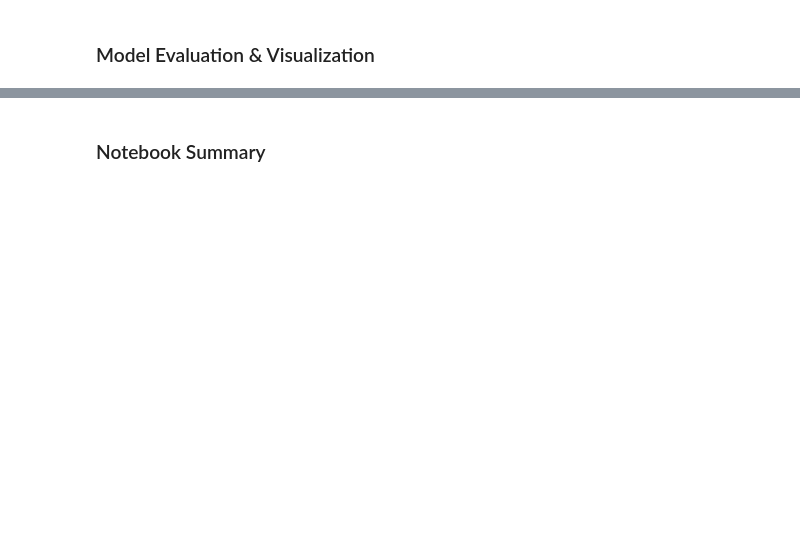
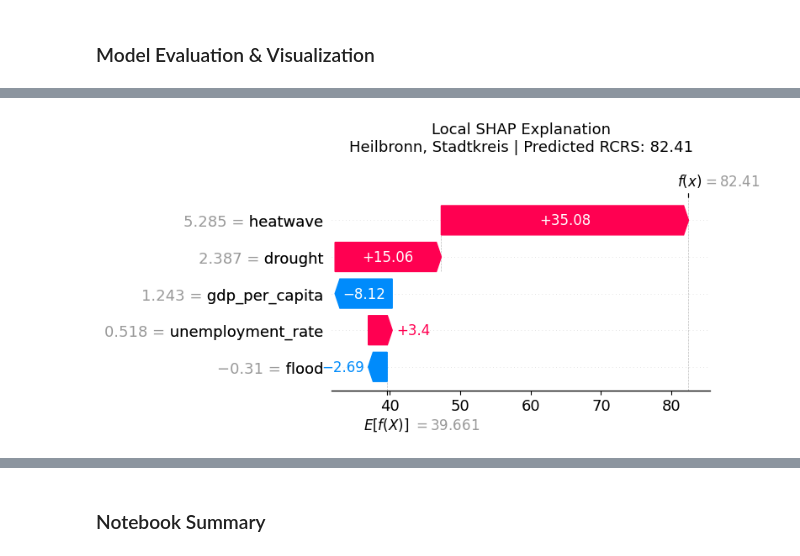
Before and after one commit to purityrima/climate-esg-risk-intelligence-germany, a Jupyter notebook: notebooks/09_feature_engineering_and_ffnn_model.ipynb, the cells around one changed output, grey strips where cells are left out. Drawn from its saved outputs; the diff is of its cells as text; code cells hidden in the pictures; blank space fills up the shorter version.

Commit message:
Complete comprehensive SHAP explainability workflow and interpretation

```diff
--- a/notebooks/09_feature_engineering_and_ffnn_model.ipynb
+++ b/notebooks/09_feature_engineering_and_ffnn_model.ipynb
@@ -1778,0 +3780,87 @@ display(rcrs_summary)
+# %%
+# ============================================================
+# Local SHAP explanation using a waterfall plot
+# ============================================================
+
+# Retrieve predictions corresponding to the explained subset
+
+explained_predictions = y_test_predicted[
+    explanation_indices
+]
+
+
+# Select the highest predicted RCRS within the explained sample
+
+local_position = int(
+    np.argmax(explained_predictions)
+)
+
+original_test_index = int(
+    explanation_indices[local_position].item()
+)
+
+
+# Create a SHAP Explanation object for the selected observation
+
+local_explanation = shap.Explanation(
+    values=shap_values[local_position],
+    base_values=expected_value,
+    data=shap_input_values[local_position],
+    feature_names=feature_names
+)
+
+
+# ------------------------------------------------------------
+# Retrieve the readable district label
+# ------------------------------------------------------------
+
+if "test_results_df" not in globals():
+    raise NameError(
+        "test_results_df is not available. "
+        "Cannot retrieve the district label."
+    )
+
+if "district_name" not in test_results_df.columns:
+    raise KeyError(
+        "'district_name' was not found in test_results_df. "
+        f"Available columns: {test_results_df.columns.tolist()}"
+    )
+
+local_observation_label = str(
+    test_results_df.iloc[
+        original_test_index
+    ]["district_name"]
+)
+
+local_prediction = float(
+    explained_predictions[local_position]
+)
+
+
+print("Local SHAP explanation:")
+print(f"  - Observation: {local_observation_label}")
+print(f"  - Predicted RCRS: {local_prediction:.4f}")
+print(f"  - SHAP baseline value: {expected_value:.4f}")
+
+
+# ------------------------------------------------------------
+# Display the waterfall plot
+# ------------------------------------------------------------
+
+shap.plots.waterfall(
+    local_explanation,
+    max_display=len(feature_names),
+    show=False
+)
+
+plt.title(
+    f"Local SHAP Explanation\n"
+    f"{local_observation_label} | Predicted RCRS: "
+    f"{local_prediction:.2f}",
+    fontsize=13,
+    pad=18
+)
+
+plt.tight_layout()
+plt.show()
+# %% [output]
@@ -1778,0 +3871 @@ display(rcrs_summary)
+[figure, added]
```
Also changed, not shown: parts of 53 cells of this notebook, 24 other files.
